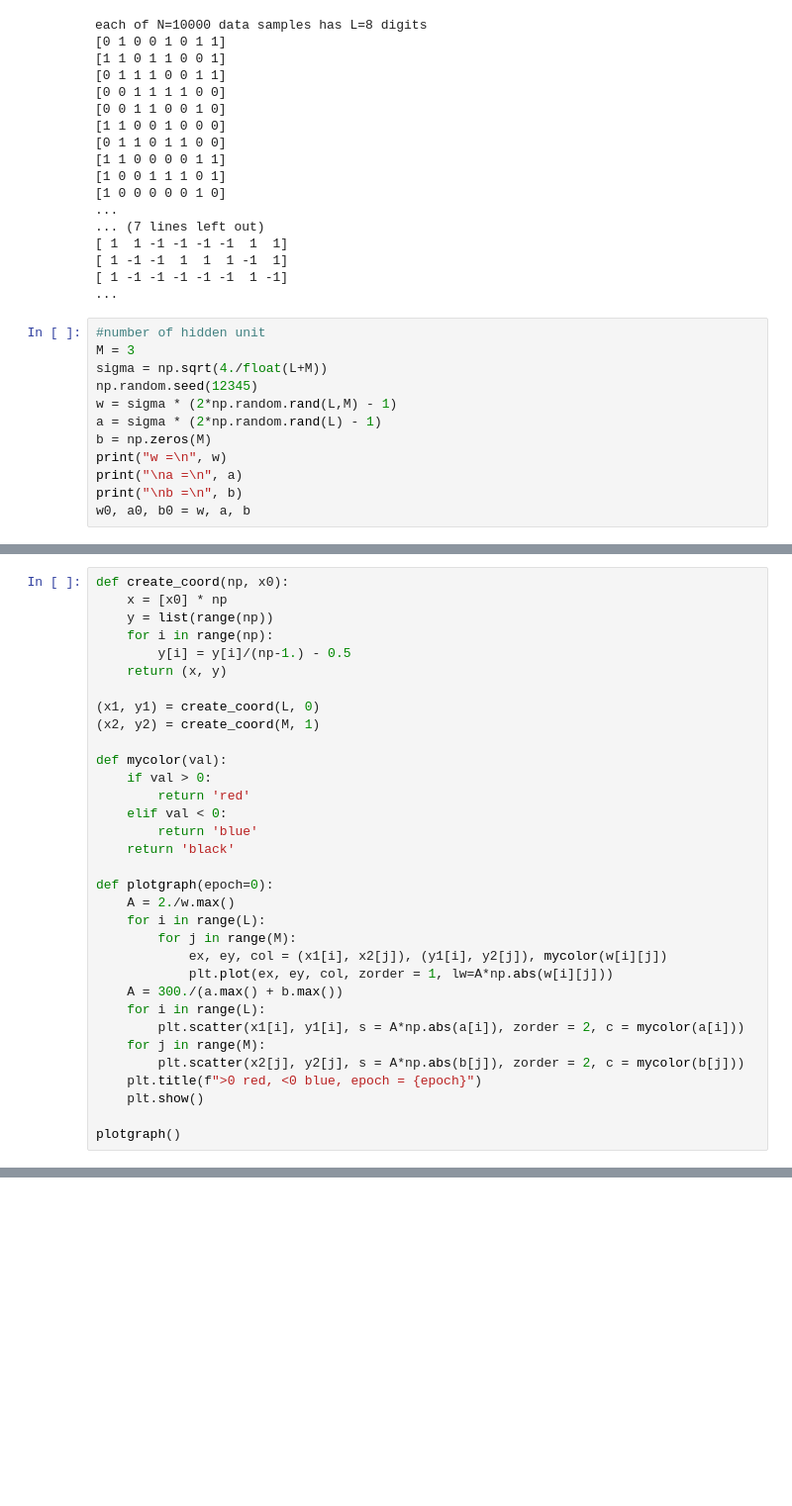
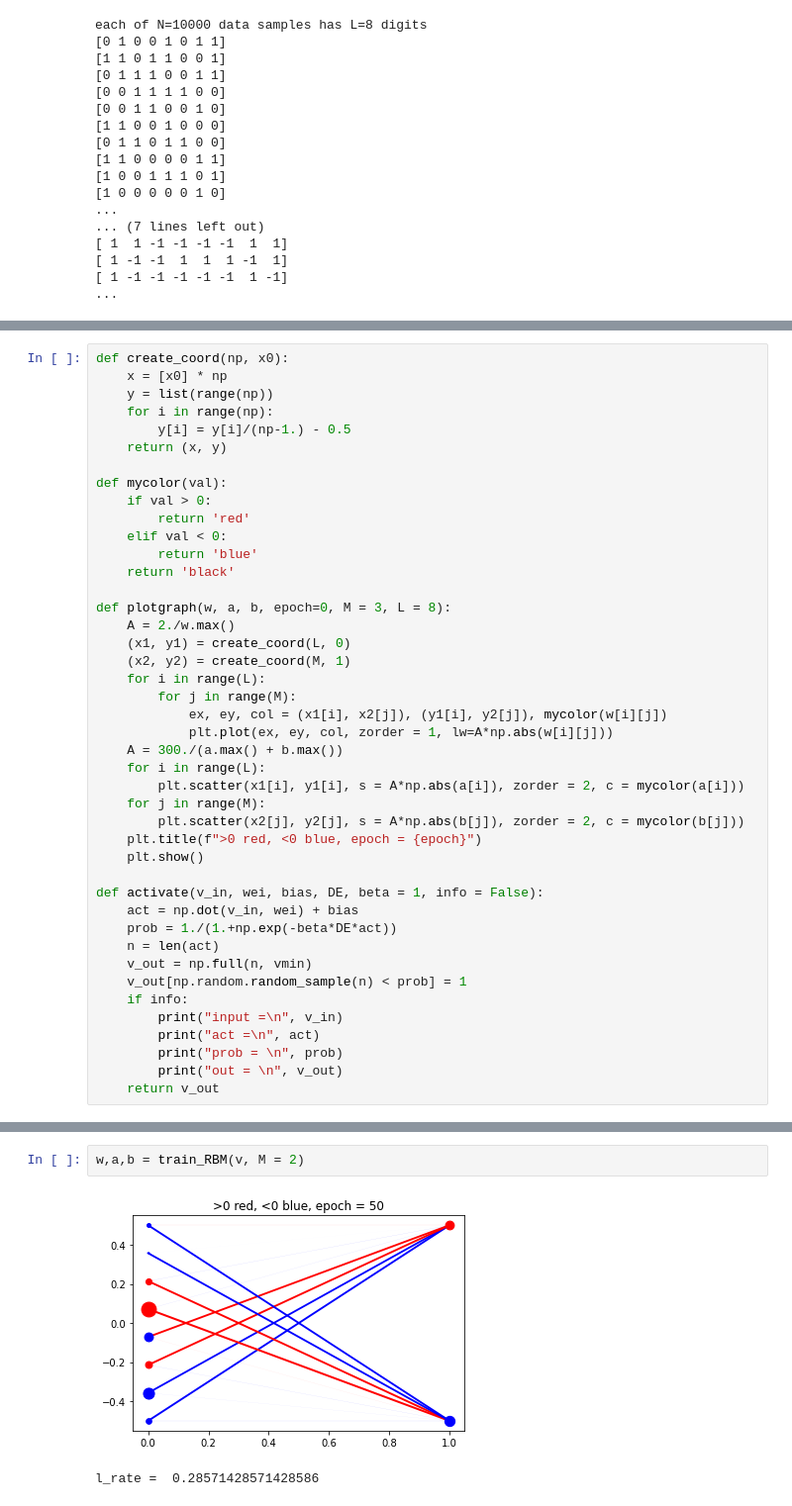
Before and after one commit to LorenzoBuriola/LoCP_moduleB, a Jupyter notebook: Week5/FPGheArt_exercise5.ipynb, the cells around one changed output, grey strips where cells are left out. Shown at 99% size. Drawn from its saved outputs; the diff is of its cells as text; blank space fills up the shorter version.

```diff
--- a/Week5/FPGheArt_exercise5.ipynb
+++ b/Week5/FPGheArt_exercise5.ipynb
@@ -56,15 +56,3 @@ each of N=10000 data samples has L=8 digits
 [ 1 -1 -1  1  1  1 -1  1]
 [ 1 -1 -1 -1 -1 -1  1 -1]
 ...
-# %%
-#number of hidden unit
-M = 3
-sigma = np.sqrt(4./float(L+M))
-np.random.seed(12345)
-w = sigma * (2*np.random.rand(L,M) - 1)
-a = sigma * (2*np.random.rand(L) - 1)
-b = np.zeros(M)
-print("w =\n", w)
-print("\na =\n", a)
-print("\nb =\n", b)
-w0, a0, b0 = w, a, b
@@ -93,9 +64,6 @@ def create_coord(np, x0):
         y[i] = y[i]/(np-1.) - 0.5
     return (x, y)
 
-(x1, y1) = create_coord(L, 0)
-(x2, y2) = create_coord(M, 1)
-
 def mycolor(val):
     if val > 0:
         return 'red'
@@ -103,8 +71,10 @@ def mycolor(val):
         return 'blue'
     return 'black'
 
-def plotgraph(epoch=0):
+def plotgraph(w, a, b, epoch=0, M = 3, L = 8):
     A = 2./w.max()
+    (x1, y1) = create_coord(L, 0)
+    (x2, y2) = create_coord(M, 1)
     for i in range(L):
         for j in range(M):
             ex, ey, col = (x1[i], x2[j]), (y1[i], y2[j]), mycolor(w[i][j])
@@ -117,4 +87,15 @@ def plotgraph(epoch=0):
     plt.title(f">0 red, <0 blue, epoch = {epoch}")
     plt.show()
 
-plotgraph()
+def activate(v_in, wei, bias, DE, beta = 1, info = False):
+    act = np.dot(v_in, wei) + bias
+    prob = 1./(1.+np.exp(-beta*DE*act))
+    n = len(act)
+    v_out = np.full(n, vmin)
+    v_out[np.random.random_sample(n) < prob] = 1
+    if info:
+        print("input =\n", v_in)
+        print("act =\n", act)
+        print("prob = \n", prob)
+        print("out = \n", v_out)
+    return v_out
@@ -257,3 +156,8 @@ b =
+# %%
+w,a,b = train_RBM(v, M = 2)
+# %% [output]
+[figure, added]
+l_rate =  0.28571428571428586
 # %%
 v1 = np.full((N, L), vmin)
 for n in range(N):
```
Also changed, not shown: parts of 15 cells of this notebook.
